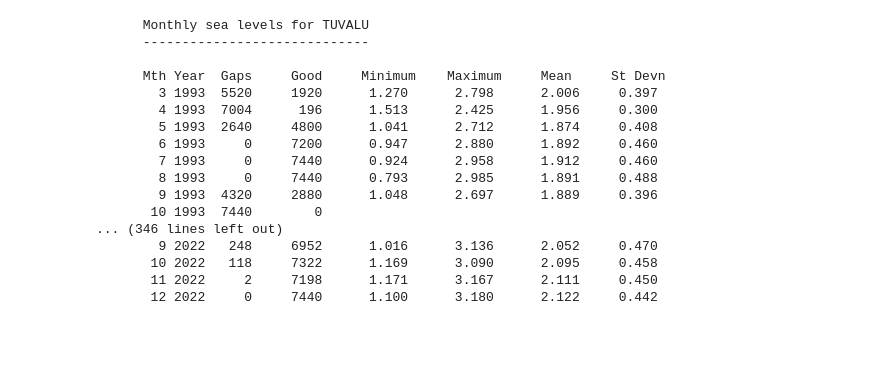
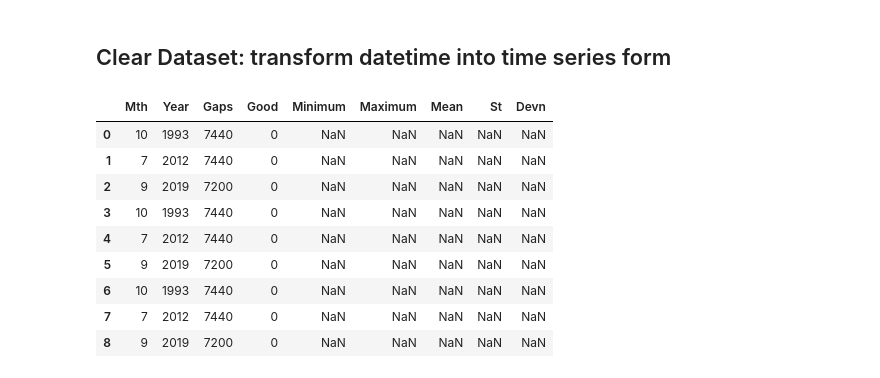
Before and after one commit to Huanyue17/ESE527-Tuvalu-Sea-Level, a Jupyter notebook: Tuvalu monthly sea levels.ipynb, the cells around one changed output. Cells and saved outputs as stored; diff of their text form; code cells hidden in the pictures; blank space fills up the shorter version.

```diff
--- a/Tuvalu monthly sea levels.ipynb
+++ b/Tuvalu monthly sea levels.ipynb
@@ -4,23 +5,30 @@ import pandas as pd
 # %%
-file_name = "monthly sea level.txt"
-f = open(file_name, "r")
-print(f.read())
+file_name1 = "monthly sea level.txt"
+file_name2 = "monthly air temp.txt"
+file_name3 = "monthly water temp.txt"
+
+# f = open(file_name, "r")
+# print(f.read())
+
+sl_monthly_df = pd.read_csv(file_name1,header=2,delimiter='\s+')
+at_monthly_df = pd.read_csv(file_name2,header=2,delimiter='\s+')
+wt_monthly_df = pd.read_csv(file_name3,header=2,delimiter='\s+')
-# %% [output]
-      Monthly sea levels for TUVALU
-      -----------------------------
-
-      Mth Year  Gaps     Good     Minimum    Maximum     Mean     St Devn
-        3 1993  5520     1920      1.270      2.798      2.006     0.397
-        4 1993  7004      196      1.513      2.425      1.956     0.300
-        5 1993  2640     4800      1.041      2.712      1.874     0.408
-        6 1993     0     7200      0.947      2.880      1.892     0.460
-        7 1993     0     7440      0.924      2.958      1.912     0.460
-        8 1993     0     7440      0.793      2.985      1.891     0.488
-        9 1993  4320     2880      1.048      2.697      1.889     0.396
-       10 1993  7440        0
-... (346 lines left out)
-        9 2022   248     6952      1.016      3.136      2.052     0.470
-       10 2022   118     7322      1.169      3.090      2.095     0.458
-       11 2022     2     7198      1.171      3.167      2.111     0.450
-       12 2022     0     7440      1.100      3.180      2.122     0.442
+# %% [markdown]
+## Clear Dataset: transform datetime into time series form
+# %%
+df1 = sl_monthly_df[sl_monthly_df['Mean'].isnull().values]
+df2 = sl_monthly_df[sl_monthly_df['Maximum'].isnull().values]
+df3 = sl_monthly_df[sl_monthly_df['Minimum'].isnull().values]
+pd.concat([df1, df2, df3]).reset_index(drop=True)
+# %% [output]
+|  | Mth | Year | Gaps | Good | Minimum | Maximum | Mean | St | Devn |
+| 0 | 10 | 1993 | 7440 | 0 | NaN | NaN | NaN | NaN | NaN |
+| 1 | 7 | 2012 | 7440 | 0 | NaN | NaN | NaN | NaN | NaN |
+| 2 | 9 | 2019 | 7200 | 0 | NaN | NaN | NaN | NaN | NaN |
+| 3 | 10 | 1993 | 7440 | 0 | NaN | NaN | NaN | NaN | NaN |
+| 4 | 7 | 2012 | 7440 | 0 | NaN | NaN | NaN | NaN | NaN |
+| 5 | 9 | 2019 | 7200 | 0 | NaN | NaN | NaN | NaN | NaN |
+| 6 | 10 | 1993 | 7440 | 0 | NaN | NaN | NaN | NaN | NaN |
+| 7 | 7 | 2012 | 7440 | 0 | NaN | NaN | NaN | NaN | NaN |
+| 8 | 9 | 2019 | 7200 | 0 | NaN | NaN | NaN | NaN | NaN |
 # %%
```
Also changed, not shown: parts of 11 cells of this notebook.
